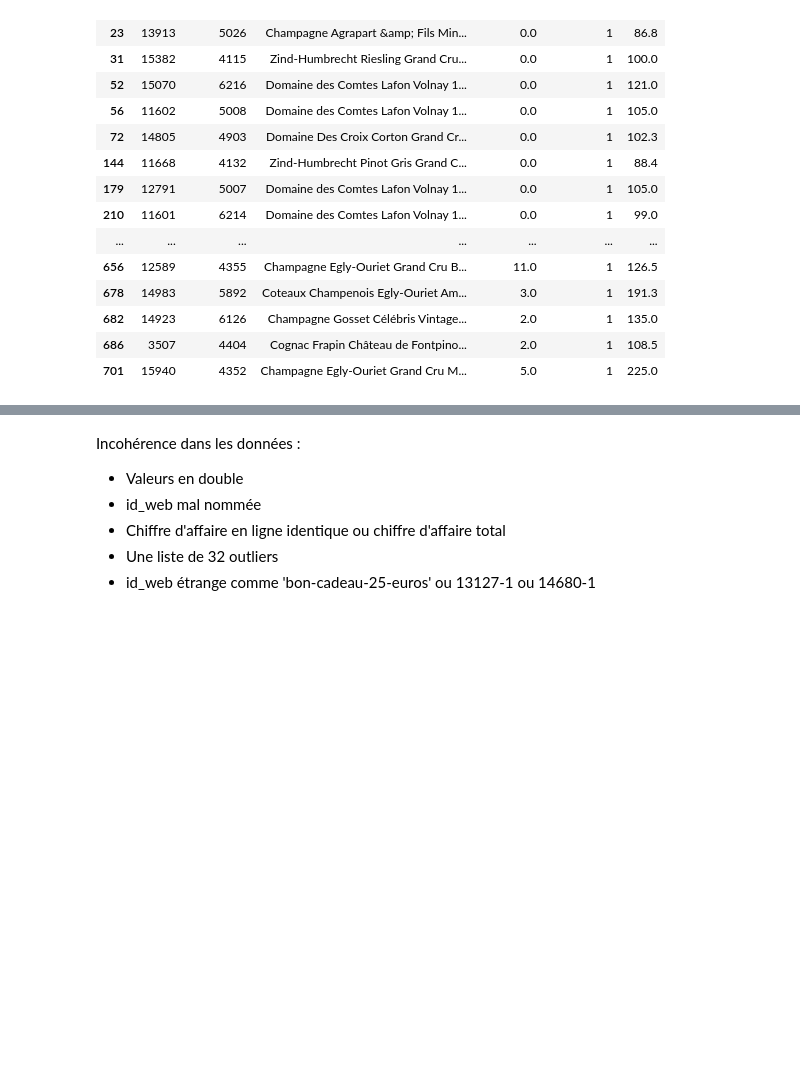
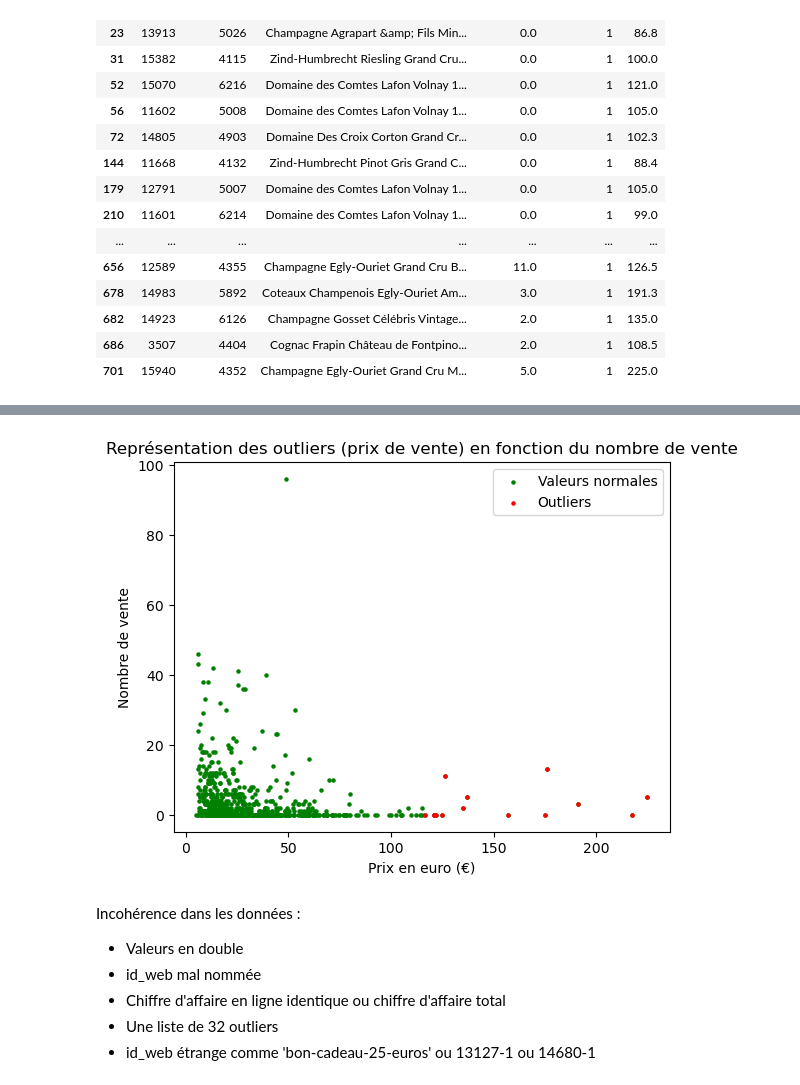
Before and after one commit to kikduck/P5-DA, a Jupyter notebook: notebook p5.ipynb, the cells around one changed output, grey strips where cells are left out. Cells and saved outputs as stored; diff of their text form; code cells hidden in the pictures; blank space fills up the shorter version.

```diff
--- a/notebook p5.ipynb
+++ b/notebook p5.ipynb
@@ -260,0 +308,8 @@ nombre outliers : 32
+# %%
+mean = np.mean(df_complete['price'])
+std = np.std(df_complete['price'])
+df_complete['z_scores'] = (df_complete['price'] - mean) / std
+# %%
+Zscore_outliers = df_complete[(df_complete['z_scores'] > 3) | (df_complete['z_scores'] < -3)]
+print('nombre outliers :', len(Zscore_outliers))
+Zscore_outliers.head(len(Zscore_outliers))
@@ -261,3 +333,13 @@ nombre outliers : 32
+# %%
+plt.scatter(df_complete['price'], df_complete['total_sales'], marker="o", color = 'green', s= 5, label='Valeurs normales')
+plt.scatter(Zscore_outliers['price'], Zscore_outliers['total_sales'], marker="o", color = 'red', s= 5, label='Outliers')
+plt.title('Représentation des outliers (prix de vente) en fonction du nombre de vente')
+plt.xlabel('Prix en euro (€)')
+plt.ylabel('Nombre de vente')
+plt.legend()
+plt.show()
+# %% [output]
+[figure, added]
 # %% [markdown]
 Incohérence dans les données :
 - Valeurs en double
```
Also changed, not shown: parts of 15 cells of this notebook.
